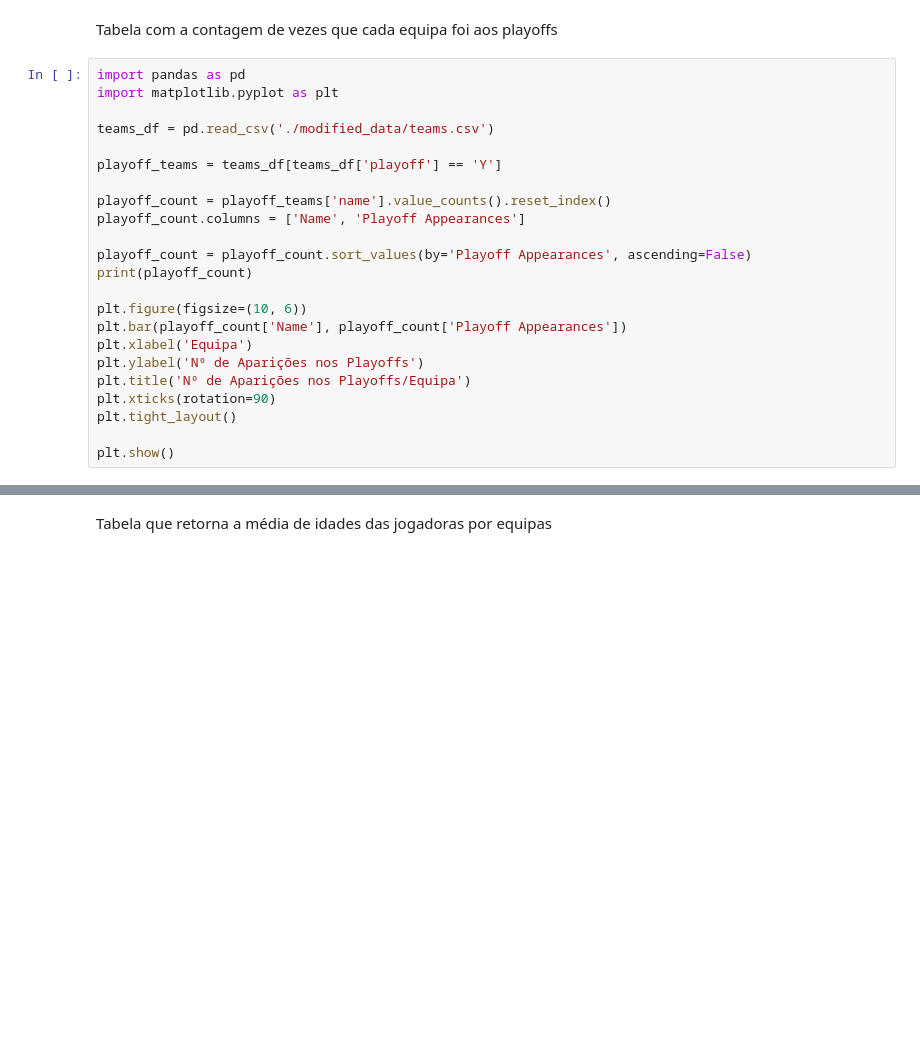
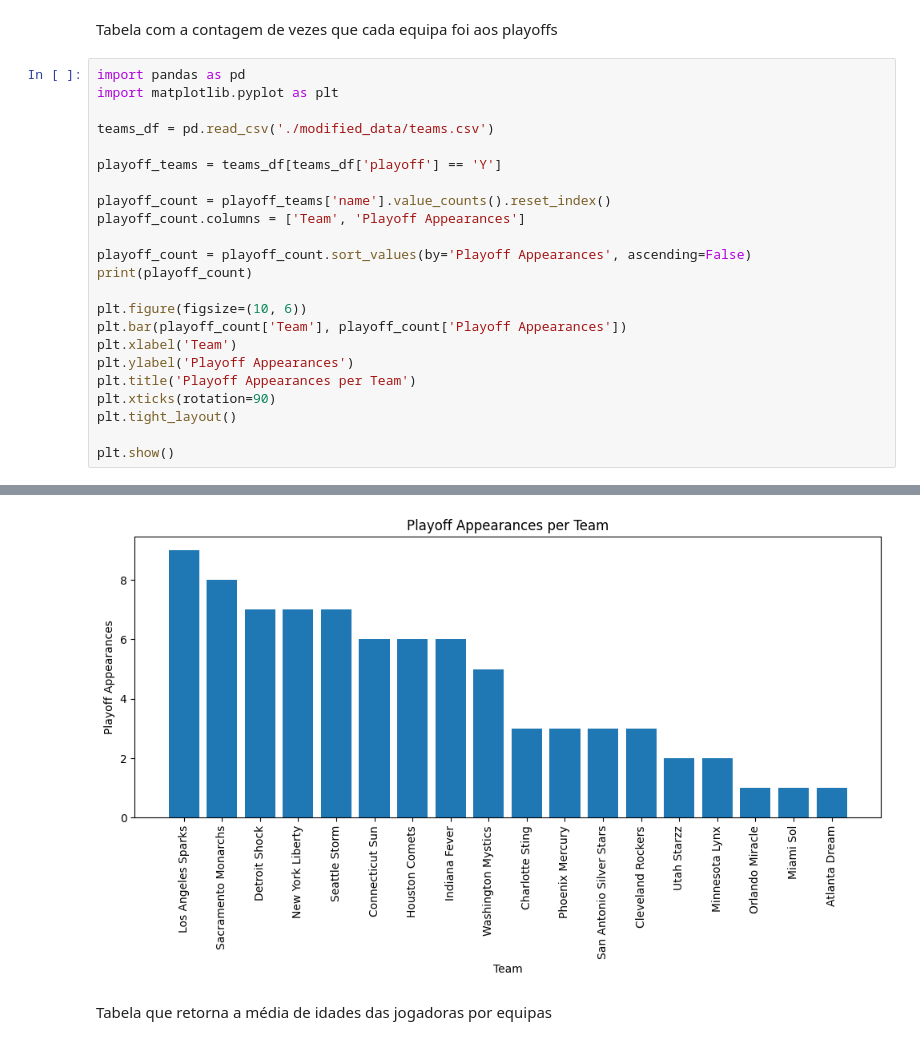
Before and after one commit to Adamantiun/AC-Proj1, a Jupyter notebook: basketball.ipynb, the cells around one changed output, grey strips where cells are left out. Drawn from its saved outputs; the diff is of its cells as text; blank space fills up the shorter version.

```diff
--- a/basketball.ipynb
+++ b/basketball.ipynb
@@ -134,17 +134,18 @@ teams_df = pd.read_csv('./modified_data/teams.csv')
 playoff_teams = teams_df[teams_df['playoff'] == 'Y']
 
 playoff_count = playoff_teams['name'].value_counts().reset_index()
-playoff_count.columns = ['Name', 'Playoff Appearances']
+playoff_count.columns = ['Team', 'Playoff Appearances']
 
 playoff_count = playoff_count.sort_values(by='Playoff Appearances', ascending=False)
 print(playoff_count)
 
 plt.figure(figsize=(10, 6))
-plt.bar(playoff_count['Name'], playoff_count['Playoff Appearances'])
-plt.xlabel('Equipa')
-plt.ylabel('Nº de Aparições nos Playoffs')
-plt.title('Nº de Aparições nos Playoffs/Equipa')
+plt.bar(playoff_count['Team'], playoff_count['Playoff Appearances'])
+plt.xlabel('Team')
+plt.ylabel('Playoff Appearances')
+plt.title('Playoff Appearances per Team')
 plt.xticks(rotation=90)
 plt.tight_layout()
 
 plt.show()
+# %% [output]
@@ -151,3 +171,4 @@ plt.show()
+[figure, added]
 # %% [markdown]
 Tabela que retorna a média de idades das jogadoras por equipas
 # %%
```
Also changed, not shown: parts of 13 cells of this notebook, 1 other file.
